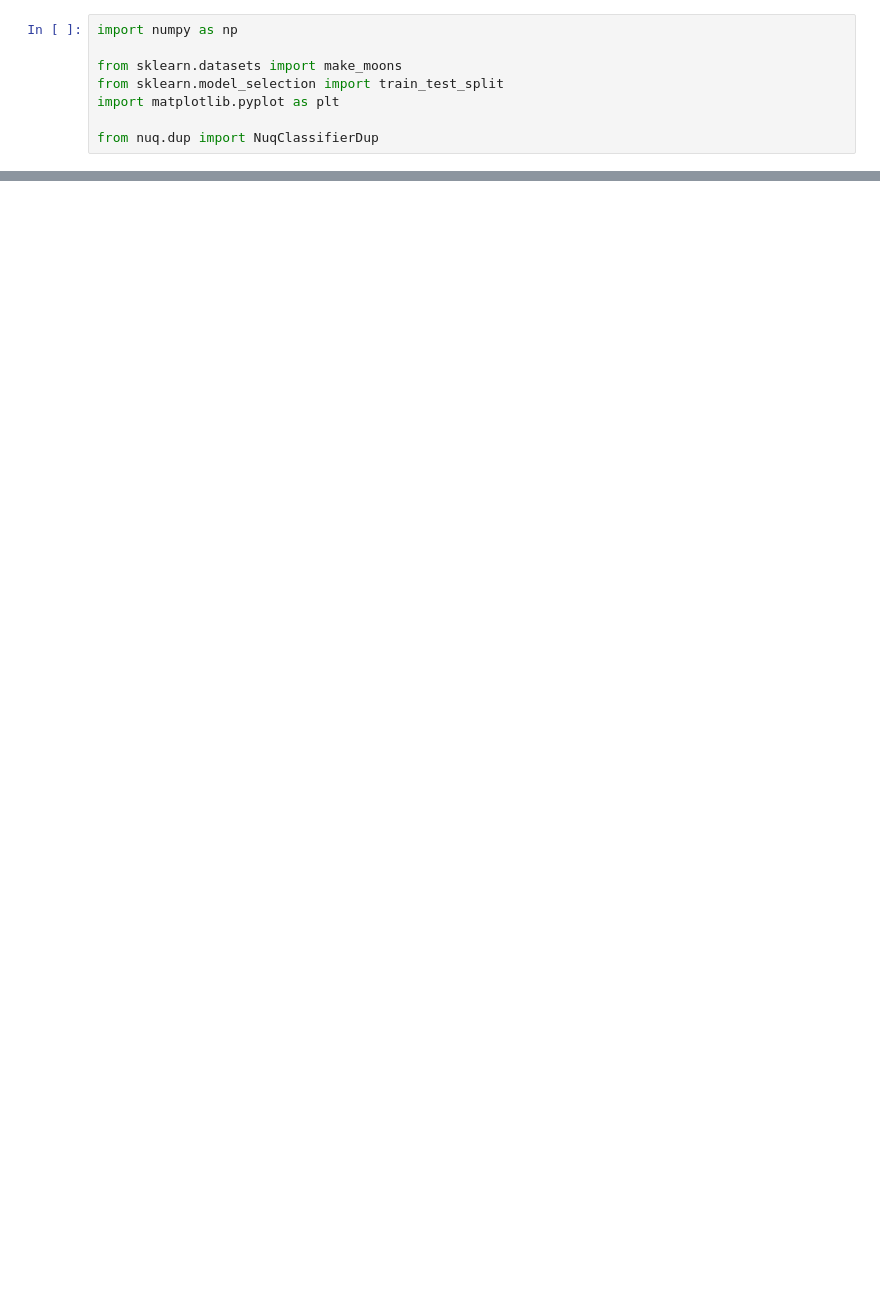
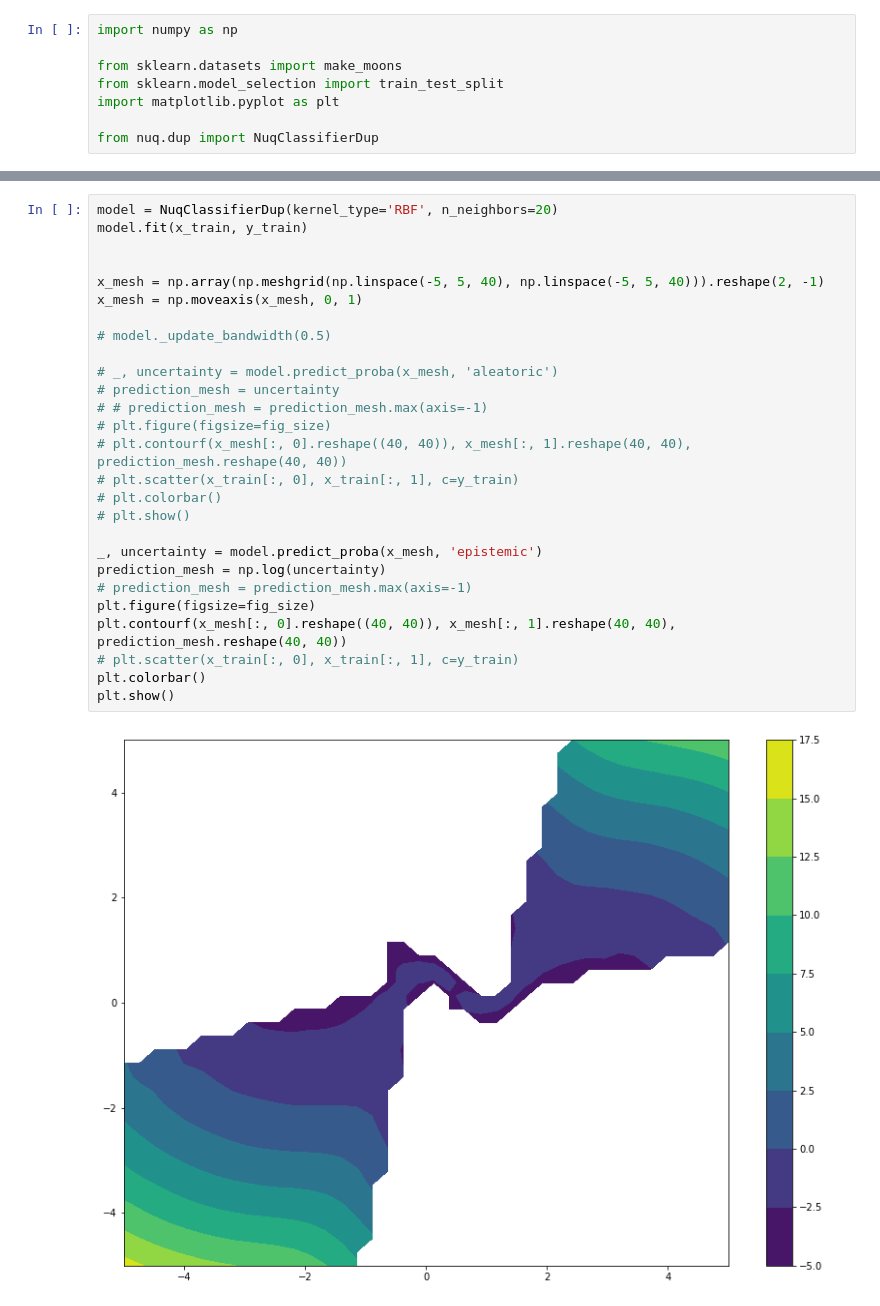
Before and after one commit to stat-ml/NUQ, a Jupyter notebook: examples/nuq_example.ipynb, the cells around one changed output, grey strips where cells are left out. Drawn from its saved outputs; the diff is of its cells as text; blank space fills up the shorter version.

```diff
--- a/examples/nuq_example.ipynb
+++ b/examples/nuq_example.ipynb
@@ -65,0 +53,29 @@ fitted
+# %%
+model = NuqClassifierDup(kernel_type='RBF', n_neighbors=20)
+model.fit(x_train, y_train)
+
+
+x_mesh = np.array(np.meshgrid(np.linspace(-5, 5, 40), np.linspace(-5, 5, 40))).reshape(2, -1)
+x_mesh = np.moveaxis(x_mesh, 0, 1)
+
+# model._update_bandwidth(0.5)
+
+# _, uncertainty = model.predict_proba(x_mesh, 'aleatoric')
+# prediction_mesh = uncertainty
+# # prediction_mesh = prediction_mesh.max(axis=-1)
+# plt.figure(figsize=fig_size)
+# plt.contourf(x_mesh[:, 0].reshape((40, 40)), x_mesh[:, 1].reshape(40, 40), prediction_mesh.reshape(40, 40))
+# plt.scatter(x_train[:, 0], x_train[:, 1], c=y_train)
+# plt.colorbar()
+# plt.show()
+
+_, uncertainty = model.predict_proba(x_mesh, 'epistemic')
+prediction_mesh = np.log(uncertainty)
+# prediction_mesh = prediction_mesh.max(axis=-1)
+plt.figure(figsize=fig_size)
+plt.contourf(x_mesh[:, 0].reshape((40, 40)), x_mesh[:, 1].reshape(40, 40), prediction_mesh.reshape(40, 40))
+# plt.scatter(x_train[:, 0], x_train[:, 1], c=y_train)
+plt.colorbar()
+plt.show()
+# %% [output]
+[figure, added]
```
Also changed, not shown: parts of 5 cells of this notebook, 1 other file.
